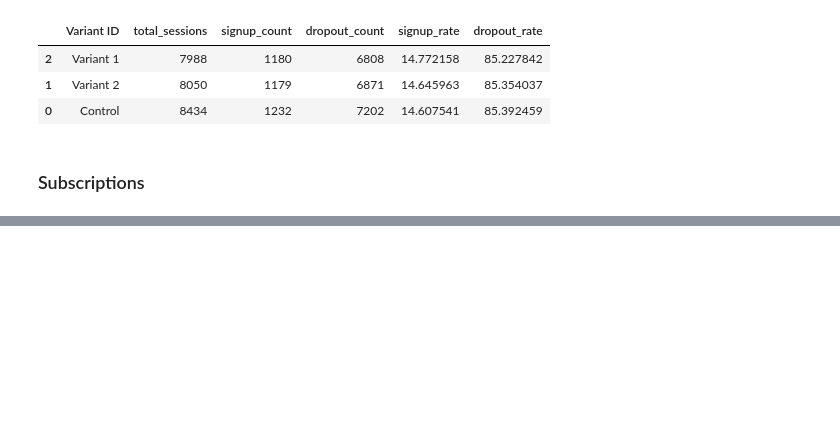
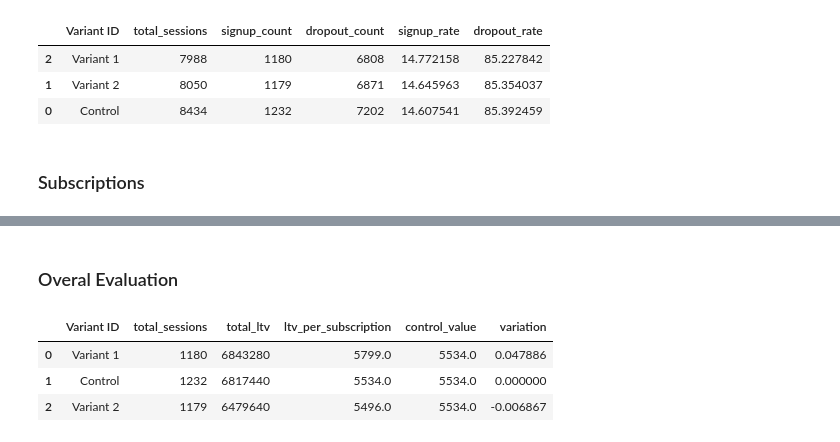
Before and after one commit to dininduviduneth/cconsult-case, a Jupyter notebook: c1.ipynb, the cells around one changed output, grey strips where cells are left out. Cells and saved outputs as stored; diff of their text form; code cells hidden in the pictures; blank space fills up the shorter version.

```diff
--- a/c1.ipynb
+++ b/c1.ipynb
@@ -203,0 +241,16 @@ signed_up_sessions
+# %% [markdown]
+### Overal Evaluation
+# %%
+overall_eval = signed_up_sessions.groupby(by = ['Variant ID']).agg(total_sessions=('total_sessions', 'sum'), total_ltv=('LTV', 'sum'))\
+                  .assign(ltv_per_subscription=lambda x: round(x['total_ltv'] / x['total_sessions']))\
+                  .sort_values(by = ['ltv_per_subscription'], ascending = False)\
+                  .reset_index()
+
+overall_eval['control_value'] = overall_eval.loc[overall_eval['Variant ID'] == 'Control']['ltv_per_subscription'].values[0]
+overall_eval['variation'] = (overall_eval['ltv_per_subscription'] - overall_eval['control_value']) / overall_eval['control_value']
+overall_eval
+# %% [output]
+|  | Variant ID | total_sessions | total_ltv | ltv_per_subscription | control_value | variation |
+| 0 | Variant 1 | 1180 | 6843280 | 5799.0 | 5534.0 | 0.047886 |
+| 1 | Control | 1232 | 6817440 | 5534.0 | 5534.0 | 0.000000 |
+| 2 | Variant 2 | 1179 | 6479640 | 5496.0 | 5534.0 | -0.006867 |
```
Also changed, not shown: parts of 4 cells of this notebook, 5 other files.
